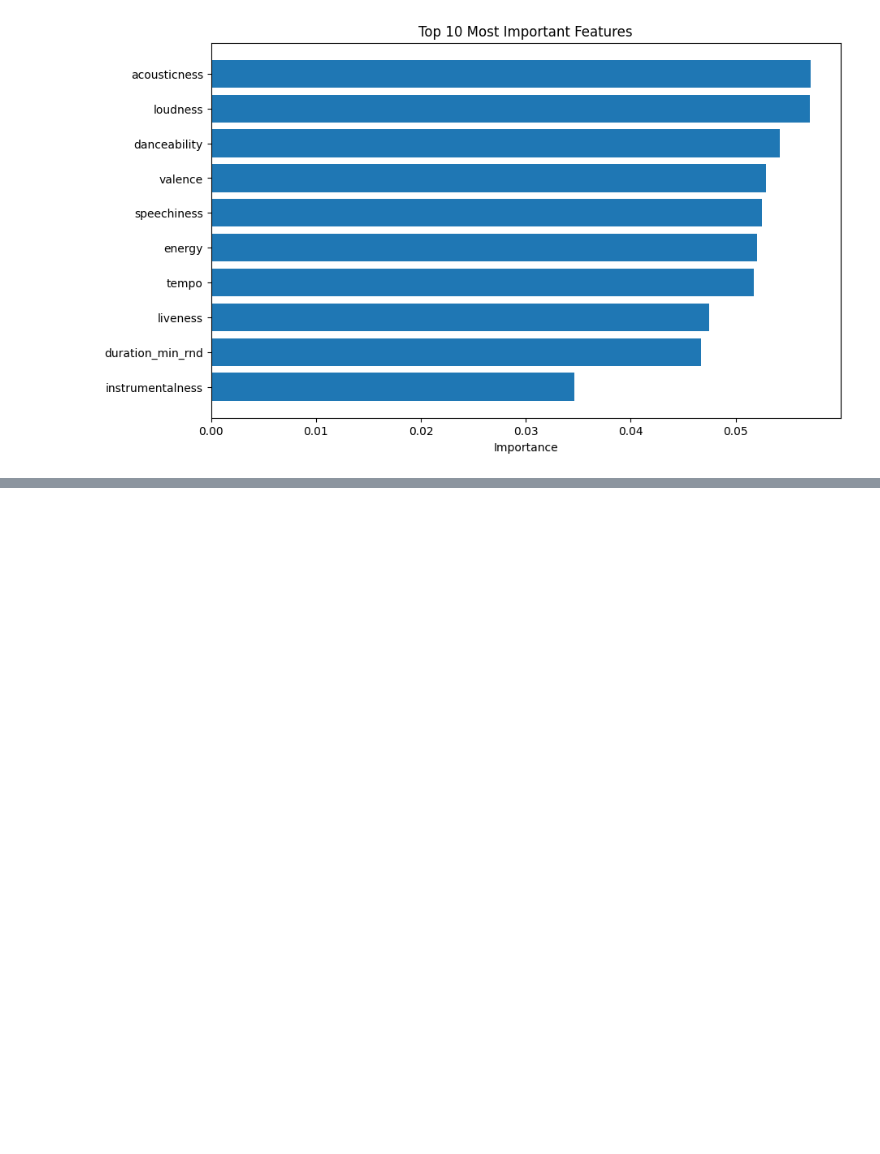
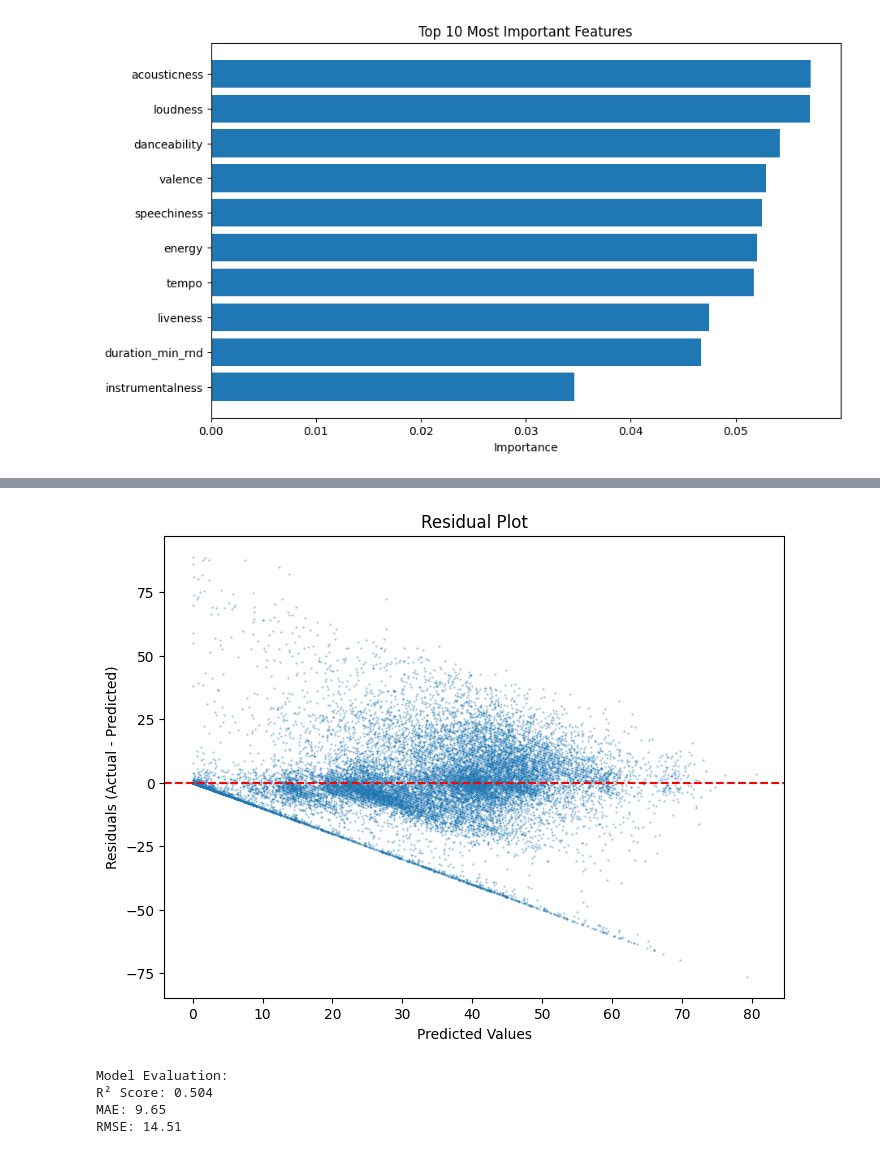
Before and after one commit to cathaldunne11/spotify_tracks, a Jupyter notebook: modeling_prep.ipynb, the cells around one changed output, grey strips where cells are left out. Cells and saved outputs as stored; diff of their text form; code cells hidden in the pictures; blank space fills up the shorter version.

```diff
--- a/modeling_prep.ipynb
+++ b/modeling_prep.ipynb
@@ -165,0 +199,24 @@ Top 10 Most Important Features:
+# %%
+# residual plot
+# Residuals = errors
+residuals = y_test - y_pred
+
+plt.figure(figsize=(8, 6))
+plt.scatter(y_pred, residuals, alpha=0.5, s = 0.2)
+plt.axhline(y=0, color='r', linestyle='--')
+plt.xlabel('Predicted Values')
+plt.ylabel('Residuals (Actual - Predicted)')
+plt.title('Residual Plot')
+plt.show()
+# %% [output]
+[figure, added]
+# %%
+print(f"Model Evaluation:")
+print(f"R² Score: {r2:.3f}")
+print(f"MAE: {mae:.2f}")
+print(f"RMSE: {rmse:.2f}")
+# %% [output]
+Model Evaluation:
+R² Score: 0.504
+MAE: 9.65
+RMSE: 14.51
```
Also changed, not shown: parts of 11 cells of this notebook, 2 other files.
